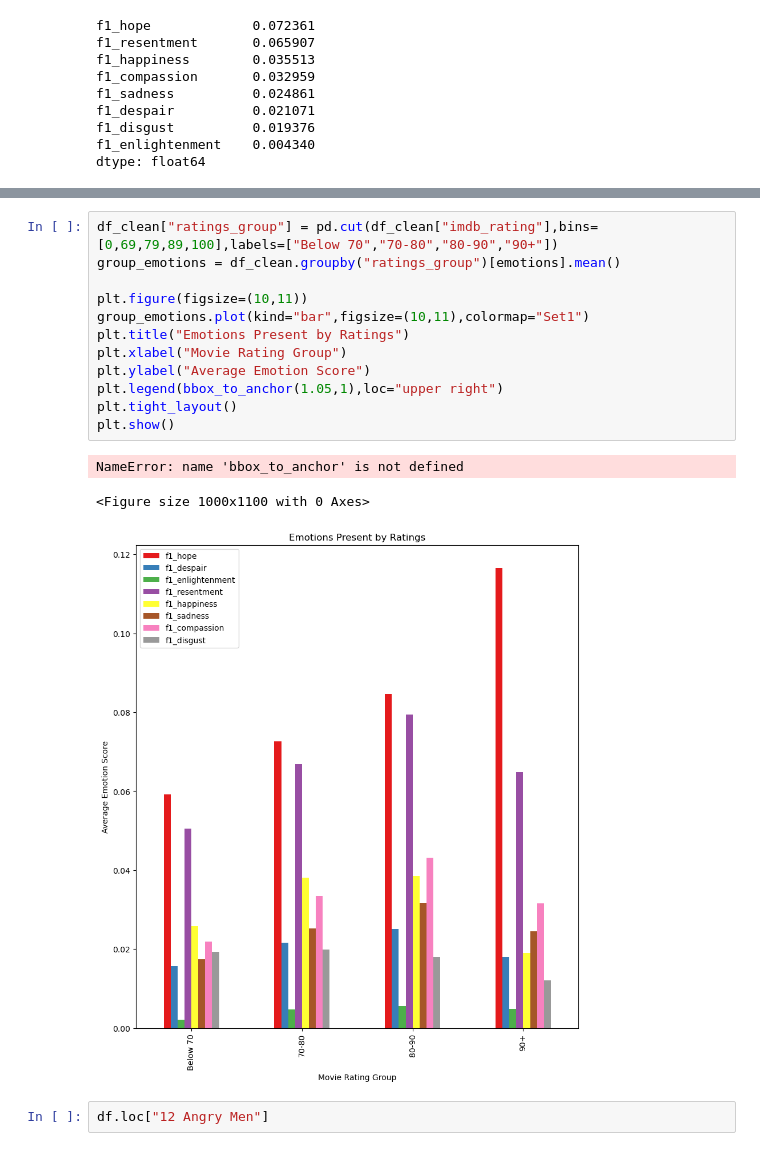
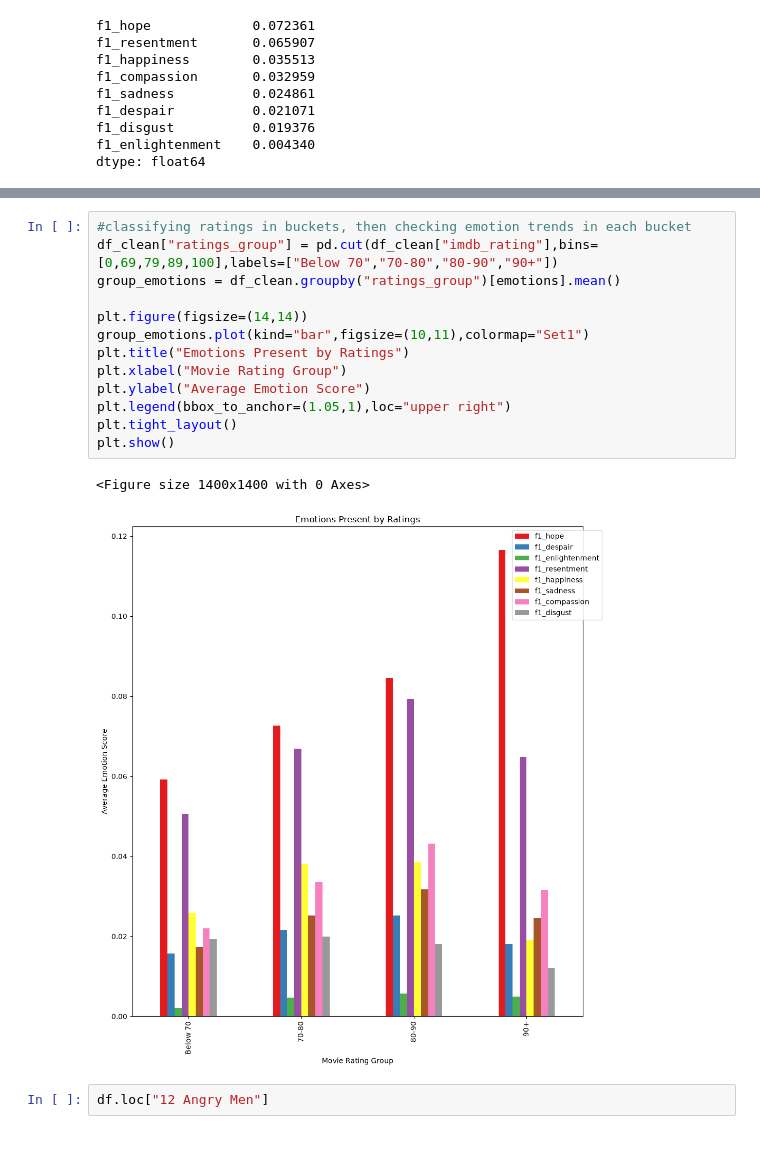
Before and after one commit to Subbu5602/Movie-Emotion-Analysis, a Jupyter notebook: movie_eda.ipynb, the cells around one changed output, grey strips where cells are left out. Saved outputs shown, nothing was run; the diff lists cells and outputs as text.

```diff
--- a/movie_eda.ipynb
+++ b/movie_eda.ipynb
@@ -220,19 +218,19 @@ Passing `palette` without assigning `hue` is deprecated and will be removed in v
 # %%
+#classifying ratings in buckets, then checking emotion trends in each bucket
 df_clean["ratings_group"] = pd.cut(df_clean["imdb_rating"],bins=[0,69,79,89,100],labels=["Below 70","70-80","80-90","90+"])
 group_emotions = df_clean.groupby("ratings_group")[emotions].mean()
 
-plt.figure(figsize=(10,11))
+plt.figure(figsize=(14,14))
 group_emotions.plot(kind="bar",figsize=(10,11),colormap="Set1")
 plt.title("Emotions Present by Ratings")
 plt.xlabel("Movie Rating Group")
 plt.ylabel("Average Emotion Score")
-plt.legend(bbox_to_anchor(1.05,1),loc="upper right")
+plt.legend(bbox_to_anchor=(1.05,1),loc="upper right")
 plt.tight_layout()
 plt.show()
 # %% [output]
-NameError: name 'bbox_to_anchor' is not defined
+<Figure size 1400x1400 with 0 Axes>
-<Figure size 1000x1100 with 0 Axes>
-[figure, old version]
+[figure, new version]
 # %%
 df.loc["12 Angry Men"]
 # %% [output]
```
Also changed, not shown: parts of 22 cells of this notebook.
